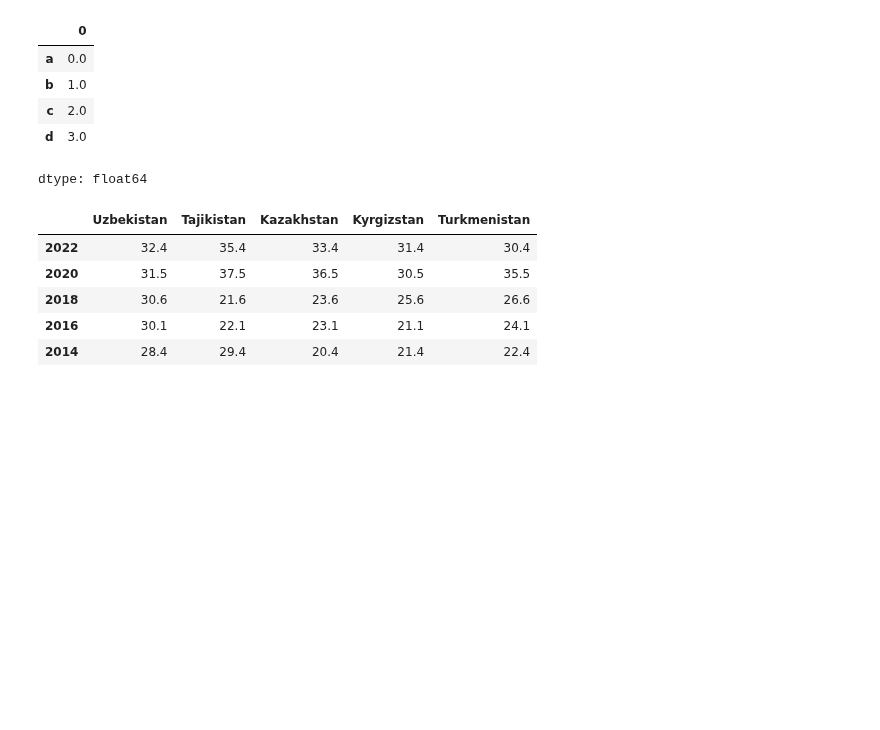
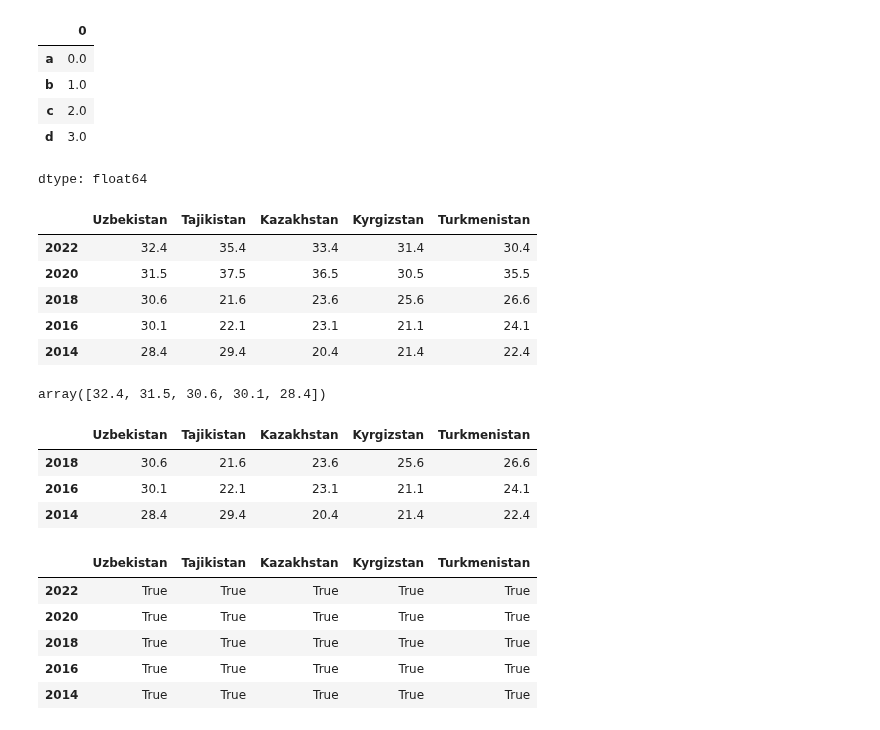
Before and after one commit to baxronovferuz1/DataScience_Np, a Jupyter notebook: Numpy_Pandas_practice.ipynb, the cells around one changed output. Cells and saved outputs as stored; diff of their text form; code cells hidden in the pictures; blank space fills up the shorter version.

```diff
--- a/Numpy_Pandas_practice.ipynb
+++ b/Numpy_Pandas_practice.ipynb
@@ -858,3 +858,23 @@ result_df
 | 2018 | 30.6 | 21.6 | 23.6 | 25.6 | 26.6 |
 | 2016 | 30.1 | 22.1 | 23.1 | 21.1 | 24.1 |
 | 2014 | 28.4 | 29.4 | 20.4 | 21.4 | 22.4 |
+# %%
+result_df["Uzbekistan"].to_numpy()
+# %% [output]
+array([32.4, 31.5, 30.6, 30.1, 28.4])
+# %%
+result_df[2:]
+# %% [output]
+|  | Uzbekistan | Tajikistan | Kazakhstan | Kyrgizstan | Turkmenistan |
+| 2018 | 30.6 | 21.6 | 23.6 | 25.6 | 26.6 |
+| 2016 | 30.1 | 22.1 | 23.1 | 21.1 | 24.1 |
+| 2014 | 28.4 | 29.4 | 20.4 | 21.4 | 22.4 |
+# %%
+result_df>7
+# %% [output]
+|  | Uzbekistan | Tajikistan | Kazakhstan | Kyrgizstan | Turkmenistan |
+| 2022 | True | True | True | True | True |
+| 2020 | True | True | True | True | True |
+| 2018 | True | True | True | True | True |
+| 2016 | True | True | True | True | True |
+| 2014 | True | True | True | True | True |
```
Also changed, not shown: parts of 4 cells of this notebook.
